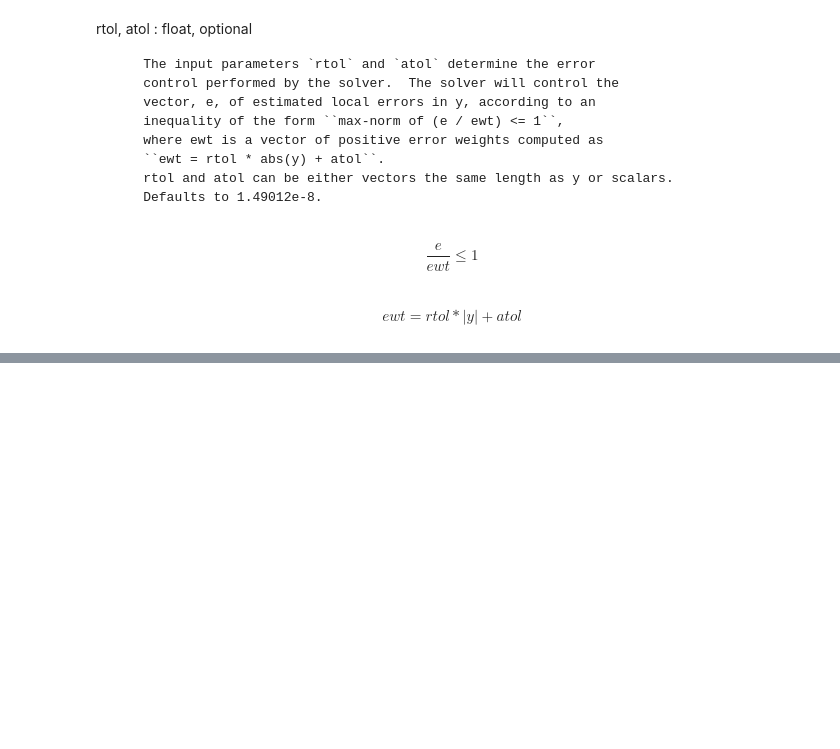
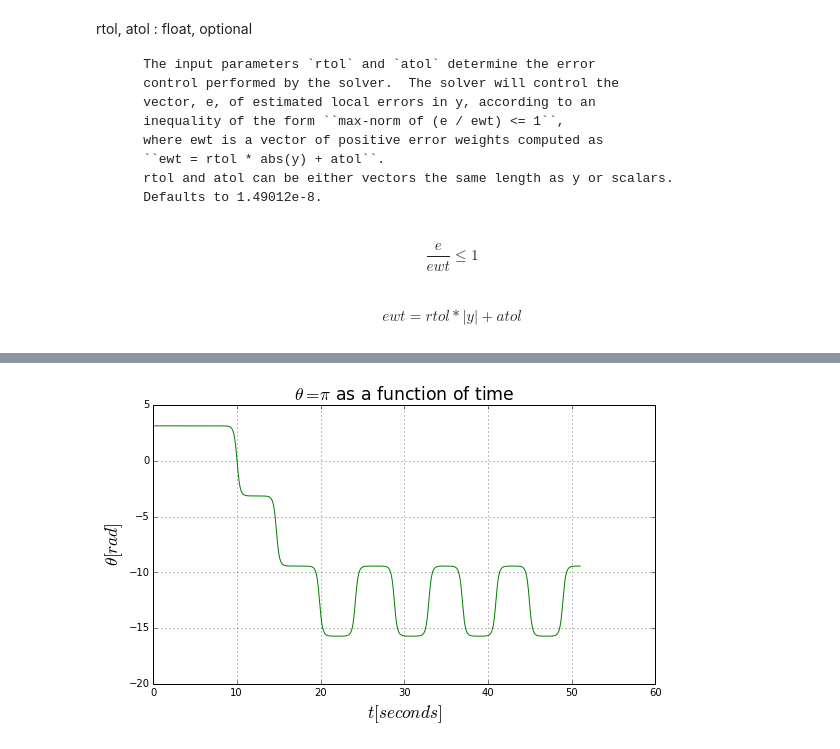
Before and after one commit to joknowle/PHYS202-S14, a Jupyter notebook: SciPy/ODEExercises.ipynb, the cells around one changed output, grey strips where cells are left out. Cells and saved outputs as stored; diff of their text form; code cells hidden in the pictures; blank space fills up the shorter version.

```diff
--- a/SciPy/ODEExercises.ipynb
+++ b/SciPy/ODEExercises.ipynb
@@ -213,0 +283,24 @@ plt.show()
+# %%
+plt.figure(figsize=(9, 5), dpi=180)
+plt.subplot(1, 1, 1)
+
+th0 = np.pi
+t = np.arange(0.,51.+0.01,0.01)
+
+def deriv1(theta,t, g, ell): # return derivatives of the array theta
+    return np.array([ theta[1], \
+                     -1.0*(g/ell)*np.sin(theta[0]) ])
+
+theta_init = np.array([th0, omega0])
+theta = odeint(deriv1, theta_init, t, args=(g, ell))
+
+#θ vs. t
+plt.plot(t,theta[:,0],'g') #take only the theta values.
+plt.xlabel(r'$t [seconds]$',fontsize = 'xx-large')
+plt.ylabel(r'$\theta [rad]$',fontsize = 'xx-large')
+plt.grid()
+plt.title(r'$\theta = \pi $ as a function of time', fontsize = 'xx-large')
+
+plt.show()
+# %% [output]
+[figure, added]
```
Also changed, not shown: parts of 11 cells of this notebook, 4 other files.
